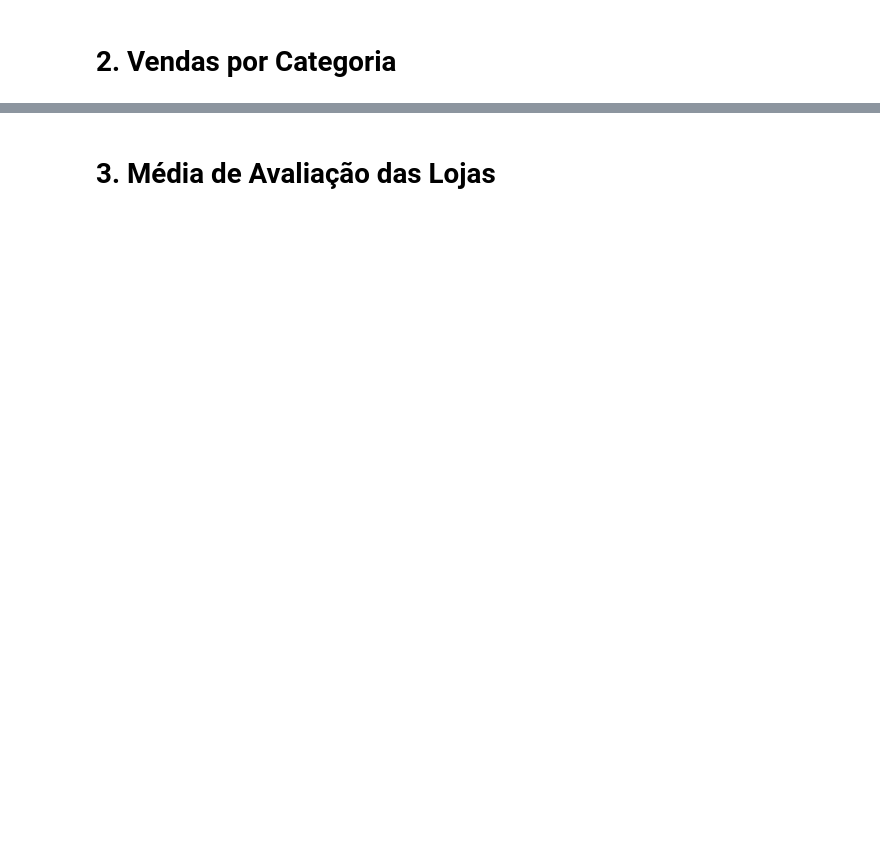
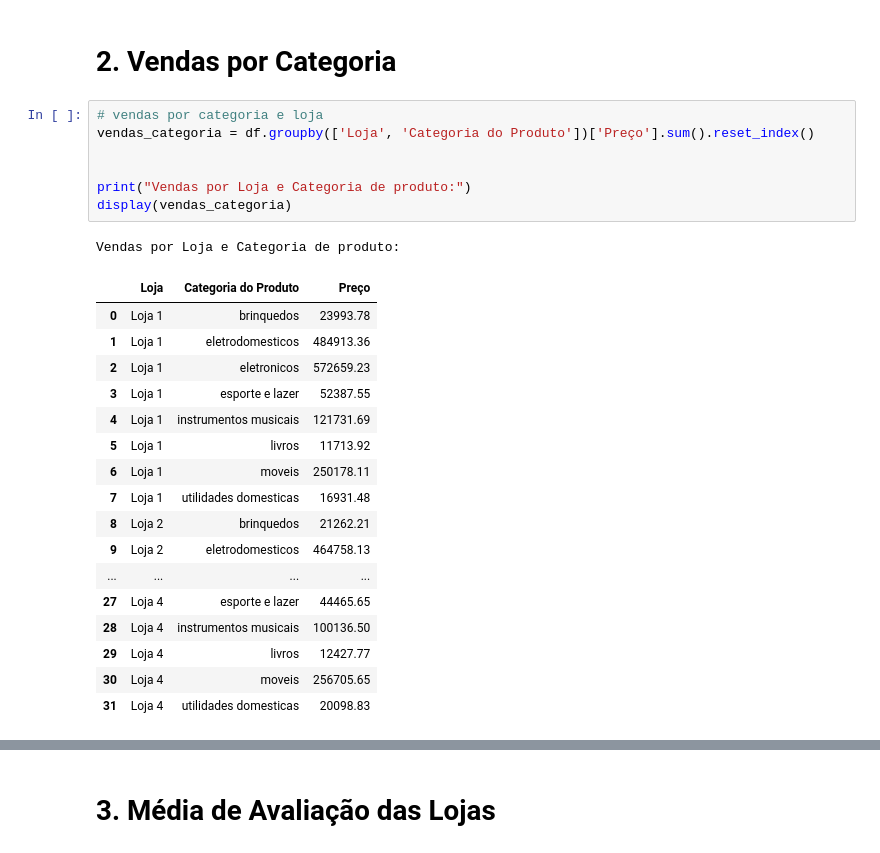
Before and after one commit to emilesartori/challenge1-data-science, a Jupyter notebook: AluraStoreBr.ipynb, the cells around one changed output, grey strips where cells are left out. Cells and saved outputs as stored; diff of their text form; blank space fills up the shorter version.

```diff
--- a/AluraStoreBr.ipynb
+++ b/AluraStoreBr.ipynb
@@ -70,2 +120,28 @@ Vendas por Loja e por Ano:
 # %% [markdown]
 # 2. Vendas por Categoria
+# %%
+# vendas por categoria e loja
+vendas_categoria = df.groupby(['Loja', 'Categoria do Produto'])['Preço'].sum().reset_index()
+
+
+print("Vendas por Loja e Categoria de produto:")
+display(vendas_categoria)
+# %% [output]
+Vendas por Loja e Categoria de produto:
+|  | Loja | Categoria do Produto | Preço |
+| 0 | Loja 1 | brinquedos | 23993.78 |
+| 1 | Loja 1 | eletrodomesticos | 484913.36 |
+| 2 | Loja 1 | eletronicos | 572659.23 |
+| 3 | Loja 1 | esporte e lazer | 52387.55 |
+| 4 | Loja 1 | instrumentos musicais | 121731.69 |
+| 5 | Loja 1 | livros | 11713.92 |
+| 6 | Loja 1 | moveis | 250178.11 |
+| 7 | Loja 1 | utilidades domesticas | 16931.48 |
+| 8 | Loja 2 | brinquedos | 21262.21 |
+| 9 | Loja 2 | eletrodomesticos | 464758.13 |
+| ... | ... | ... | ... |
+| 27 | Loja 4 | esporte e lazer | 44465.65 |
+| 28 | Loja 4 | instrumentos musicais | 100136.50 |
+| 29 | Loja 4 | livros | 12427.77 |
+| 30 | Loja 4 | moveis | 256705.65 |
+| 31 | Loja 4 | utilidades domesticas | 20098.83 |
```
Also changed, not shown: parts of 19 cells of this notebook.
